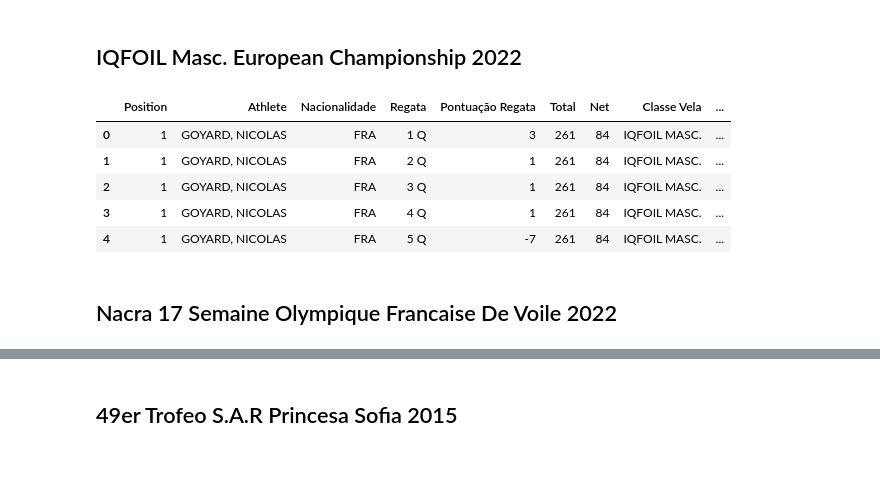
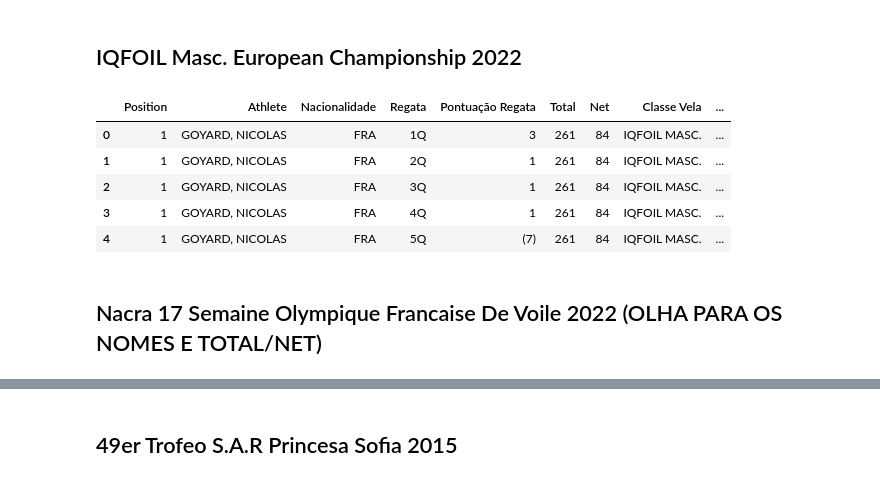
Before and after one commit to Gab-Mel/sailing-rankings-2024.1, a Jupyter notebook: scrapers/clusters/c1_5.ipynb, the cells around one changed output, grey strips where cells are left out. Drawn from its saved outputs; the diff is of its cells as text; code cells hidden in the pictures.

```diff
--- a/scrapers/clusters/c1_5.ipynb
+++ b/scrapers/clusters/c1_5.ipynb
@@ -4,2 +5,7 @@ from unidecode import unidecode
 # %% [markdown]
 # Dados da Planilha
+# %%
+def arruma_pontuacao(valor):
+    if str(valor)[0] == "-":
+        valor = "(" + str(valor)[1:] + ")"
+    return str(valor)
@@ -8,20 +25,21 @@ from unidecode import unidecode
 # %%
 df1 = pd.read_csv("../../arquivo_1.CSV", sep=";", encoding='iso-8859-1')
 
 list_of_data = list()
 for each_athlete in range(len(df1)):
     data = list(df1.iloc[each_athlete])
     for each_regata in range(4, 24):
-        list_of_data.append([data[0], data[3].upper(), data[1].split(" ")[0], f"{df1.columns[each_regata]} Q", data[each_regata], data[-2], data[-1], "IQFOIL MASC.", "European Championship 2022"])
+        list_of_data.append([data[0], data[3].upper(), data[1].split(" ")[0], f"{df1.columns[each_regata]}Q", data[each_regata], data[-2], data[-1], "IQFOIL MASC.", "European Championship 2022"])
 
 df1_auxi = pd.DataFrame(columns=["Position", "Athlete", "Nacionalidade", "Regata", "Pontuação Regata", "Total", "Net", "Classe Vela", "Nome Competição"], data=list_of_data)
+df1_auxi["Pontuação Regata"] = df1_auxi["Pontuação Regata"].apply(arruma_pontuacao)
 df1_auxi.head()
 # %% [output]
 |  | Position | Athlete | Nacionalidade | Regata | Pontuação Regata | Total | Net | Classe Vela | ... |
-| 0 | 1 | GOYARD, NICOLAS | FRA | 1 Q | 3 | 261 | 84 | IQFOIL MASC. | ... |
-| 1 | 1 | GOYARD, NICOLAS | FRA | 2 Q | 1 | 261 | 84 | IQFOIL MASC. | ... |
-| 2 | 1 | GOYARD, NICOLAS | FRA | 3 Q | 1 | 261 | 84 | IQFOIL MASC. | ... |
-| 3 | 1 | GOYARD, NICOLAS | FRA | 4 Q | 1 | 261 | 84 | IQFOIL MASC. | ... |
-| 4 | 1 | GOYARD, NICOLAS | FRA | 5 Q | -7 | 261 | 84 | IQFOIL MASC. | ... |
+| 0 | 1 | GOYARD, NICOLAS | FRA | 1Q | 3 | 261 | 84 | IQFOIL MASC. | ... |
+| 1 | 1 | GOYARD, NICOLAS | FRA | 2Q | 1 | 261 | 84 | IQFOIL MASC. | ... |
+| 2 | 1 | GOYARD, NICOLAS | FRA | 3Q | 1 | 261 | 84 | IQFOIL MASC. | ... |
+| 3 | 1 | GOYARD, NICOLAS | FRA | 4Q | 1 | 261 | 84 | IQFOIL MASC. | ... |
+| 4 | 1 | GOYARD, NICOLAS | FRA | 5Q | (7) | 261 | 84 | IQFOIL MASC. | ... |
 # %% [markdown]
-## Nacra 17	Semaine Olympique Francaise De Voile 2022
+## Nacra 17	Semaine Olympique Francaise De Voile 2022 (OLHA PARA OS NOMES E TOTAL/NET)
```
Also changed, not shown: parts of 34 cells of this notebook, 12 other files.
